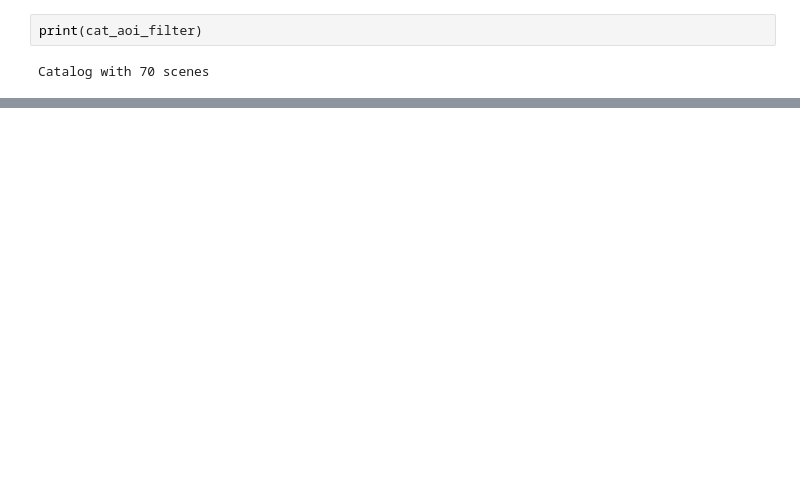
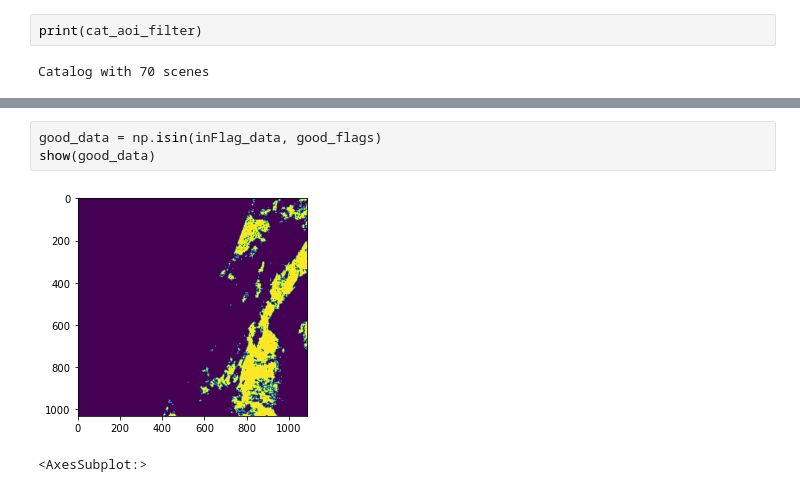
Before and after one commit to andresfchamorro/LEN_STAC, a Jupyter notebook: notebooks/Test_Catalog.ipynb, the cells around one changed output, grey strips where cells are left out. Saved outputs shown, nothing was run; the diff lists cells and outputs as text; blank space fills up the shorter version.

```diff
--- a/notebooks/Test_Catalog.ipynb
+++ b/notebooks/Test_Catalog.ipynb
@@ -95,0 +219,6 @@ cat_aoi_filter.scenes.head()
+# %%
+good_data = np.isin(inFlag_data, good_flags)
+show(good_data)
+# %% [output]
+[figure, added]
+<AxesSubplot:>
```
Also changed, not shown: parts of 22 cells of this notebook, 5 other files.
